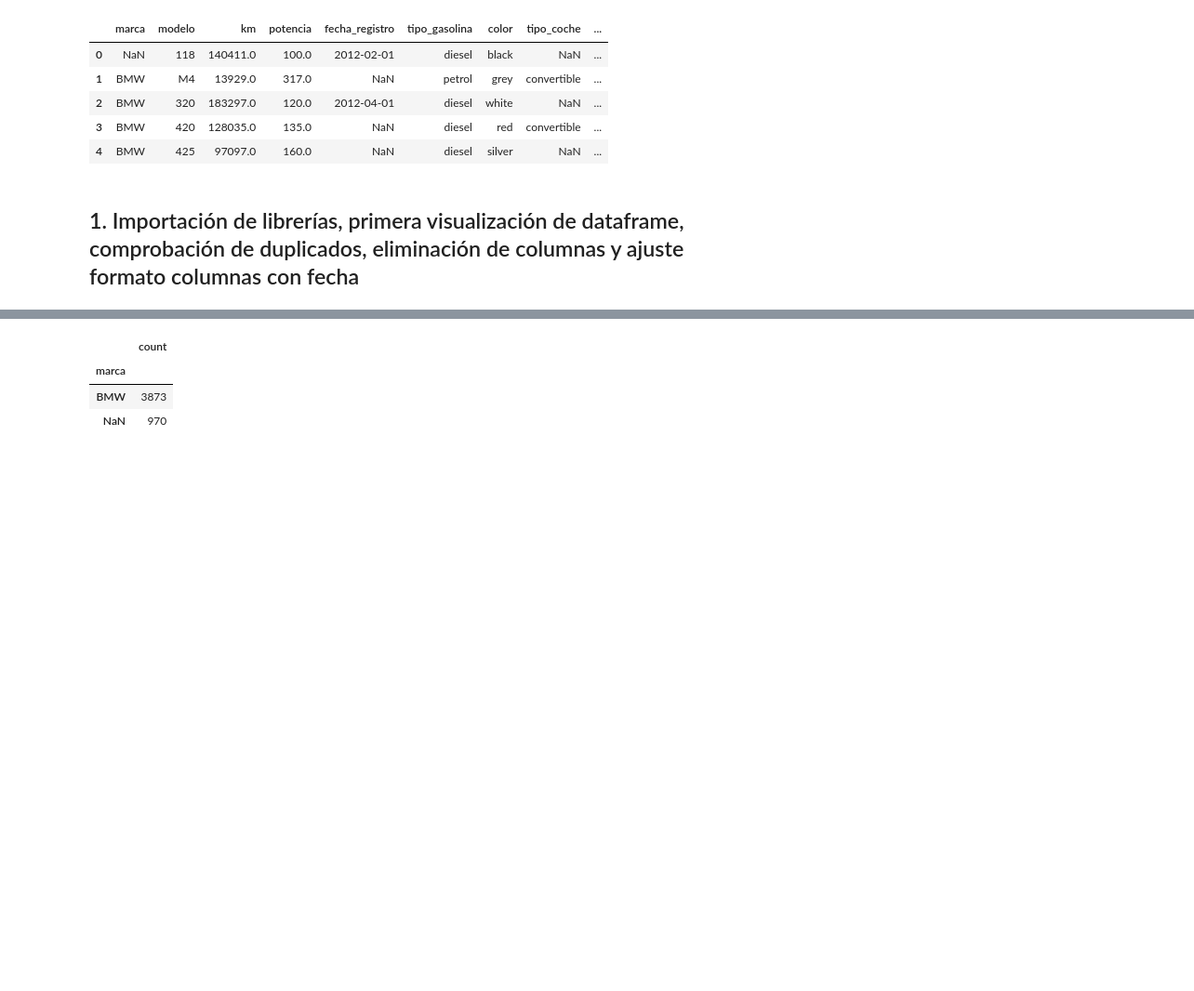
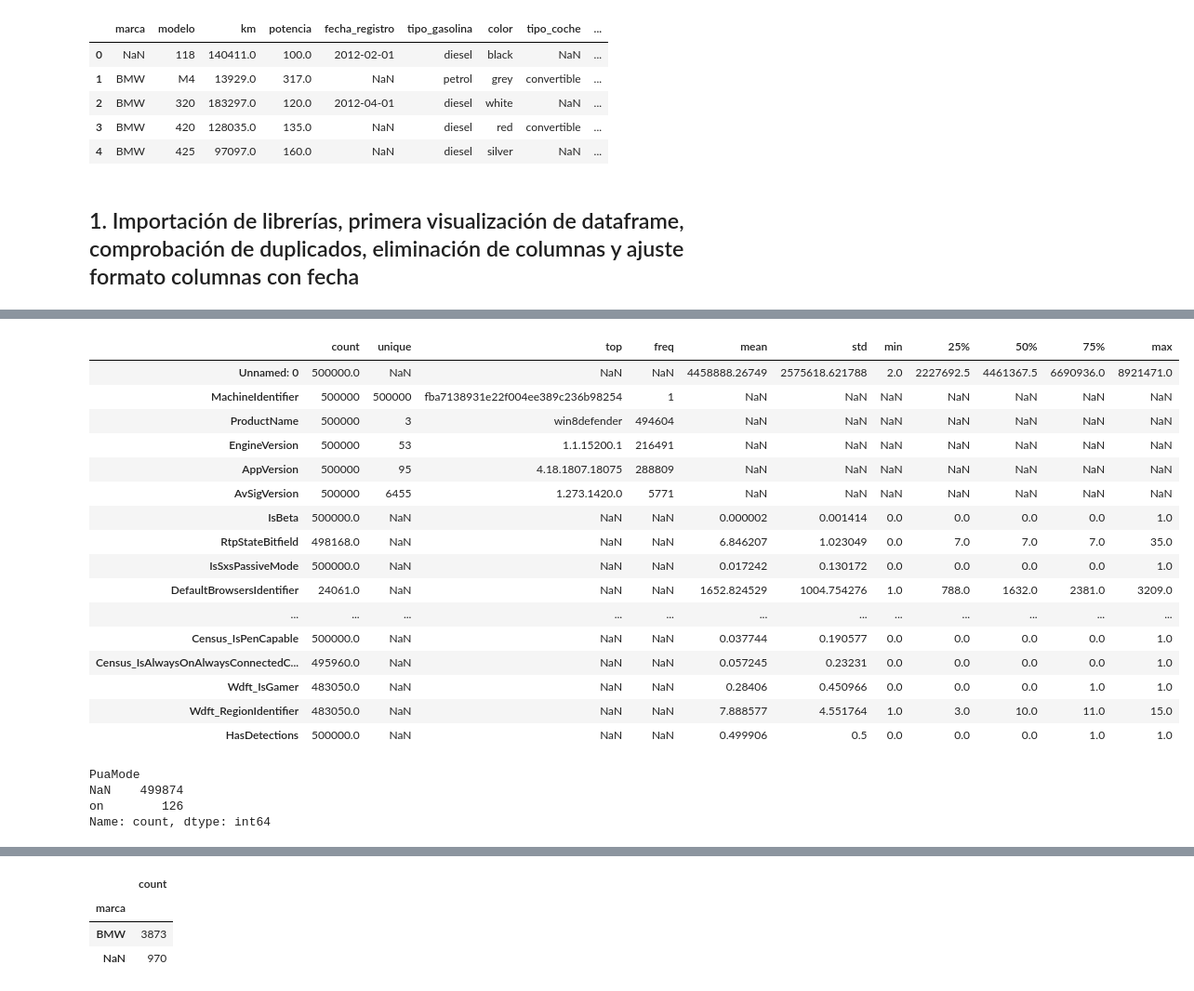
Before and after one commit to Ehunankakoa/nuclio-datascience_AI, a Jupyter notebook: Entregable_2/Entregable_2.ipynb, the cells around one changed output, grey strips where cells are left out. Shown at 93% size. Saved outputs shown, nothing was run; the diff lists cells and outputs as text; code cells hidden in the pictures; blank space fills up the shorter version.

```diff
--- a/Entregable_2/Entregable_2.ipynb
+++ b/Entregable_2/Entregable_2.ipynb
@@ -107,0 +112,27 @@ df
+# %%
+df.describe(include='all').T
+# %% [output]
+|  | count | unique | top | freq | mean | std | min | 25% | 50% | 75% | max |
+| Unnamed: 0 | 500000.0 | NaN | NaN | NaN | 4458888.26749 | 2575618.621788 | 2.0 | 2227692.5 | 4461367.5 | 6690936.0 | 8921471.0 |
+| MachineIdentifier | 500000 | 500000 | fba7138931e22f004ee389c236b98254 | 1 | NaN | NaN | NaN | NaN | NaN | NaN | NaN |
+| ProductName | 500000 | 3 | win8defender | 494604 | NaN | NaN | NaN | NaN | NaN | NaN | NaN |
+| EngineVersion | 500000 | 53 | 1.1.15200.1 | 216491 | NaN | NaN | NaN | NaN | NaN | NaN | NaN |
+| AppVersion | 500000 | 95 | 4.18.1807.18075 | 288809 | NaN | NaN | NaN | NaN | NaN | NaN | NaN |
+| AvSigVersion | 500000 | 6455 | 1.273.1420.0 | 5771 | NaN | NaN | NaN | NaN | NaN | NaN | NaN |
+| IsBeta | 500000.0 | NaN | NaN | NaN | 0.000002 | 0.001414 | 0.0 | 0.0 | 0.0 | 0.0 | 1.0 |
+| RtpStateBitfield | 498168.0 | NaN | NaN | NaN | 6.846207 | 1.023049 | 0.0 | 7.0 | 7.0 | 7.0 | 35.0 |
+| IsSxsPassiveMode | 500000.0 | NaN | NaN | NaN | 0.017242 | 0.130172 | 0.0 | 0.0 | 0.0 | 0.0 | 1.0 |
+| DefaultBrowsersIdentifier | 24061.0 | NaN | NaN | NaN | 1652.824529 | 1004.754276 | 1.0 | 788.0 | 1632.0 | 2381.0 | 3209.0 |
+| ... | ... | ... | ... | ... | ... | ... | ... | ... | ... | ... | ... |
+| Census_IsPenCapable | 500000.0 | NaN | NaN | NaN | 0.037744 | 0.190577 | 0.0 | 0.0 | 0.0 | 0.0 | 1.0 |
+| Census_IsAlwaysOnAlwaysConnectedC... | 495960.0 | NaN | NaN | NaN | 0.057245 | 0.23231 | 0.0 | 0.0 | 0.0 | 0.0 | 1.0 |
+| Wdft_IsGamer | 483050.0 | NaN | NaN | NaN | 0.28406 | 0.450966 | 0.0 | 0.0 | 0.0 | 1.0 | 1.0 |
+| Wdft_RegionIdentifier | 483050.0 | NaN | NaN | NaN | 7.888577 | 4.551764 | 1.0 | 3.0 | 10.0 | 11.0 | 15.0 |
+| HasDetections | 500000.0 | NaN | NaN | NaN | 0.499906 | 0.5 | 0.0 | 0.0 | 0.0 | 1.0 | 1.0 |
+# %%
+df.PuaMode.value_counts(dropna=False)
+# %% [output]
+PuaMode
+NaN    499874
+on        126
+Name: count, dtype: int64
```
Also changed, not shown: parts of 13 cells of this notebook, 1 other file.
